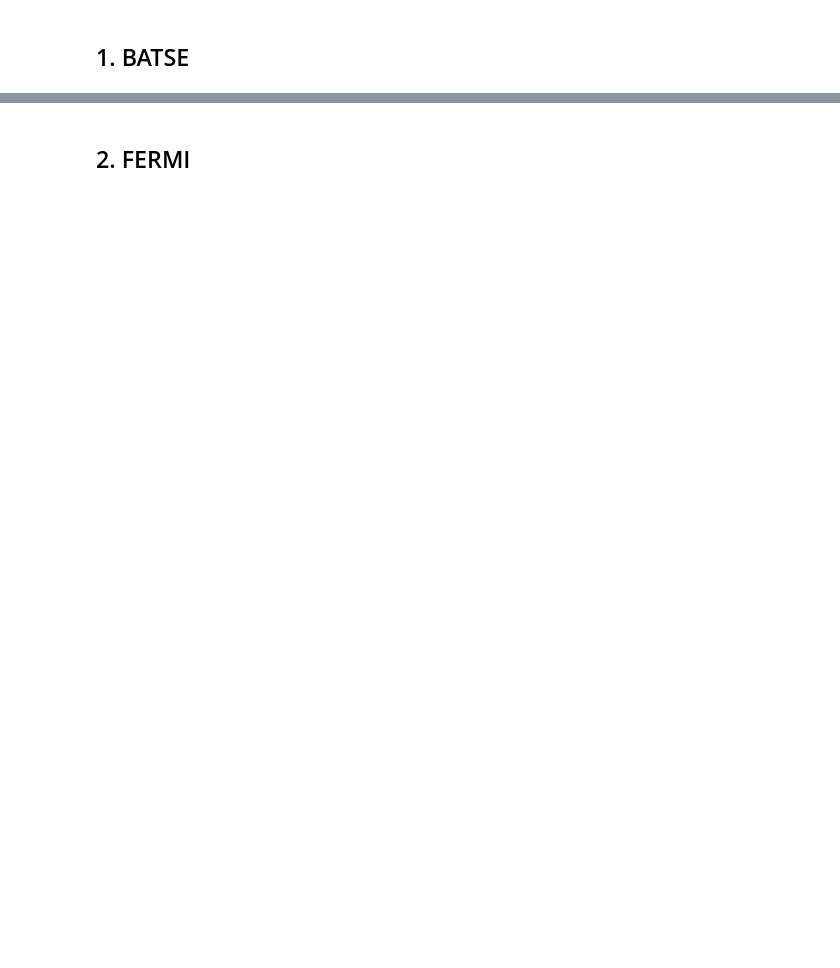
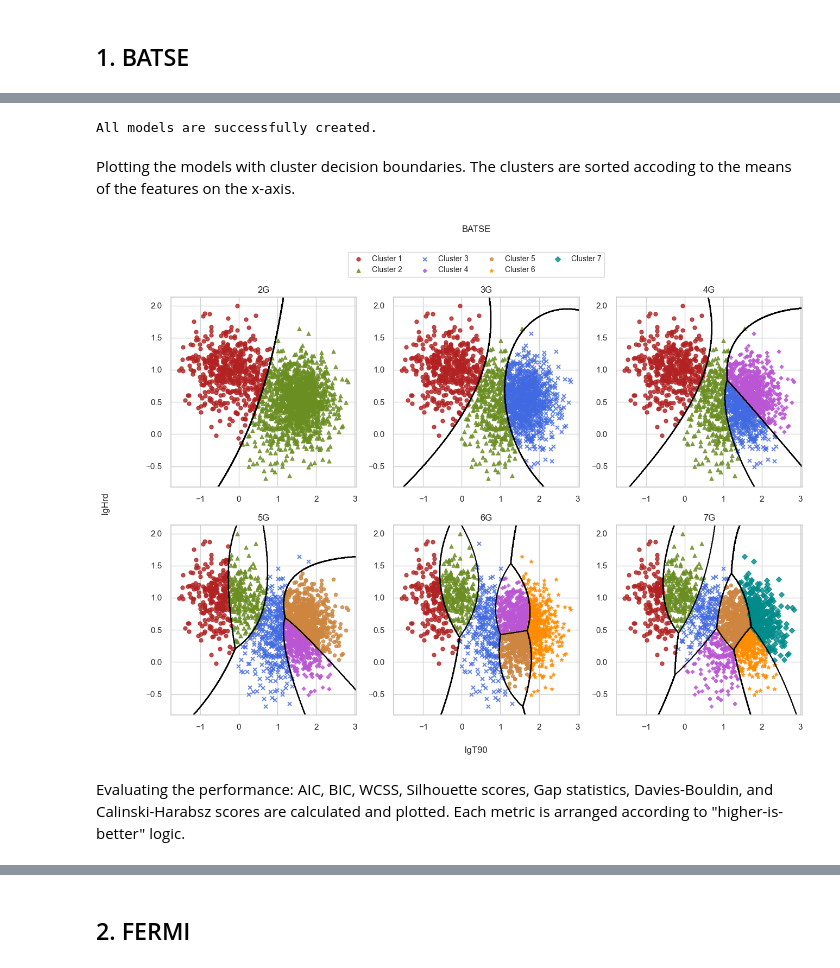
Before and after one commit to ayfm/GRB-Classification, a Jupyter notebook: notebooks/t90_hrd.ipynb, the cells around one changed output, grey strips where cells are left out. Saved outputs shown, nothing was run; the diff lists cells and outputs as text; code cells hidden in the pictures; blank space fills up the shorter version.

```diff
--- a/notebooks/t90_hrd.ipynb
+++ b/notebooks/t90_hrd.ipynb
@@ -265,0 +68,22 @@ disp_operations.plot_heatmap(df_normalized_scores_batse)
+# %%
+model_operations.createGMMs(
+    dataset_name=cat_batse,
+    data=df_batse_t90_hrd,
+    cov_type="full",
+    n_clusters_max=10,
+    verbose=False,
+    max_iter=10000,
+    n_init=100,
+    sorting_clusters=True,
+    plot_model=False,
+)
+# %% [output]
+All models are successfully created.
+# %% [markdown]
+Plotting the models with cluster decision boundaries. The clusters are sorted accoding to the means of the features on the x-axis.
+# %%
+disp_operations.plot_models_as_grid(cat_name=cat_batse, data = df_batse_t90_hrd, feat_space=features.copy())
+# %% [output]
+[figure, added]
+# %% [markdown]
+Evaluating the performance: AIC, BIC, WCSS, Silhouette scores, Gap statistics, Davies-Bouldin, and Calinski-Harabsz scores are calculated and plotted. Each metric is arranged according to "higher-is-better" logic.
```
Also changed, not shown: parts of 156 cells of this notebook, 1 other file.
